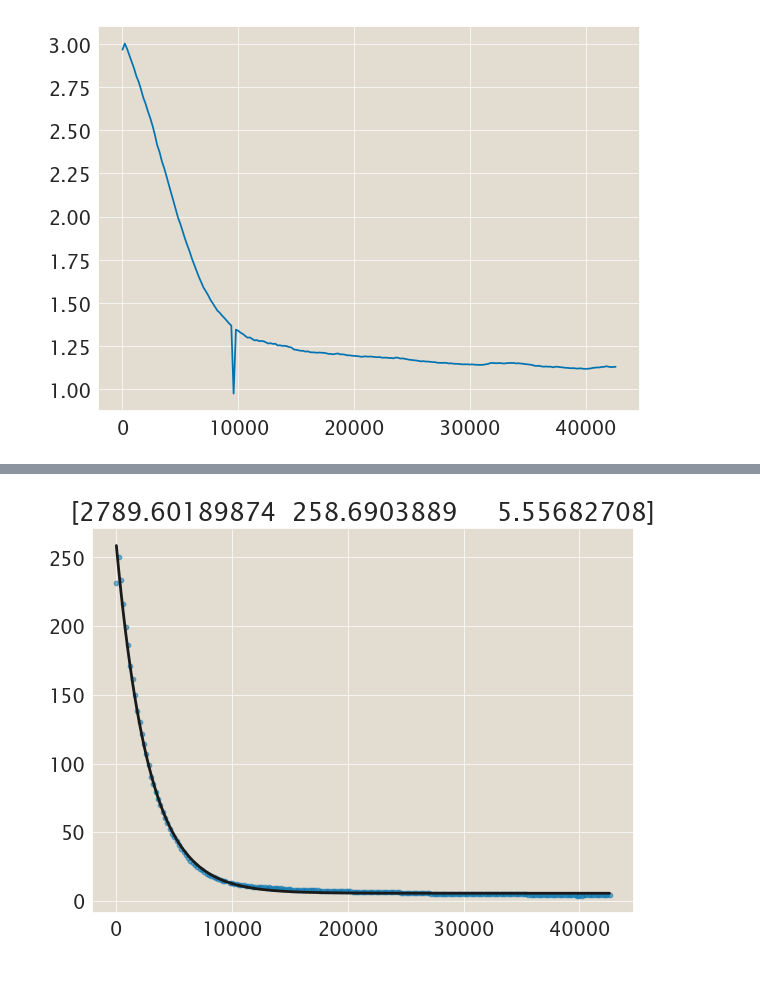
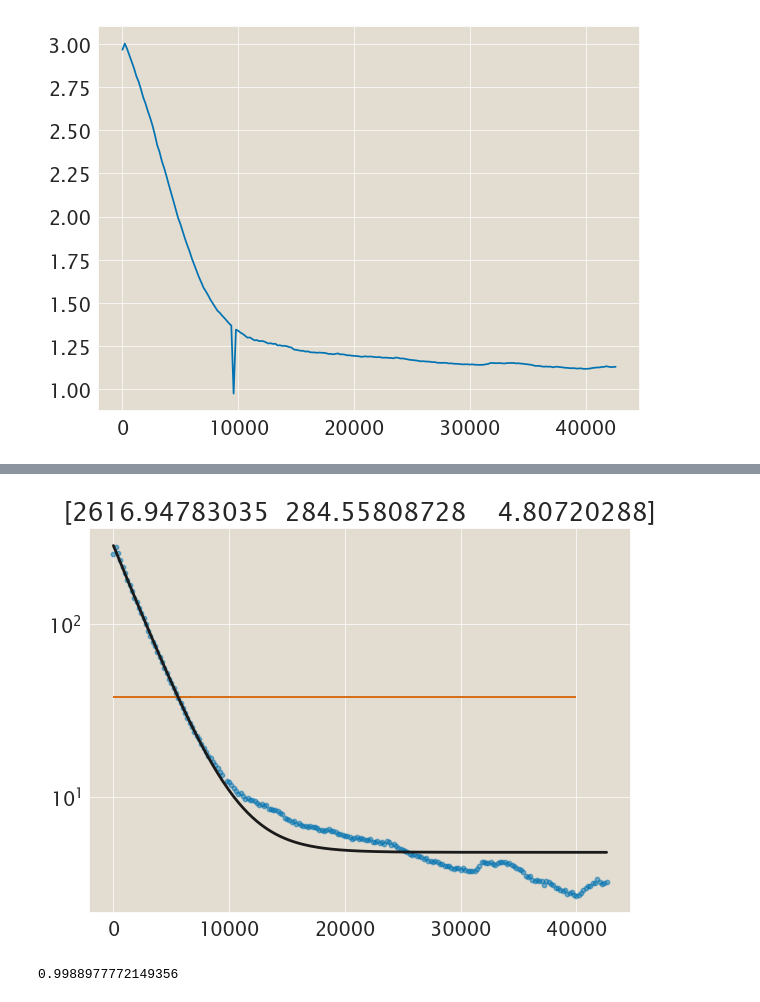
Before and after one commit to RPGroup-PBoC/am_atp, a Jupyter notebook: analysis/atp-hydro/20231124_Hydro_Protocol.ipynb, the cells around one changed output, grey strips where cells are left out. Cells and saved outputs as stored; diff of their text form; code cells hidden in the pictures.

```diff
--- a/analysis/atp-hydro/20231124_Hydro_Protocol.ipynb
+++ b/analysis/atp-hydro/20231124_Hydro_Protocol.ipynb
@@ -154,10 +140,13 @@ def expfit(time, norm_conc, p0):
 
     return param, curve
 # %%
-params, curve = expfit(times, ratio_hydro_uM, [2000, 500, 50])
+params, curve = expfit(times, ratio_hydro_uM, [2000, 500, 5])
-# %%
-plt.scatter(times, ratio_hydro_uM, alpha=0.5, s=10)
-plt.plot(times, curve, color='k', linewidth=2)
-plt.title(str(params));
-# %% [output]
-[figure, removed]
+# %%
+plt.scatter(times, ratio_hydro_uM, alpha=0.5, s=10)
+plt.plot(times, curve, color='k', linewidth=2)
+plt.title(str(params))
+plt.hlines((params[1]-params[2])/np.e**2, 0, 40000, color='r')
+plt.yscale('log')
+#plt.ylim(1, 300);
+# %% [output]
+[figure, added]
@@ -163,0 +158,5 @@ plt.title(str(params));
+# %%
+e3 = np.where(ratio_hydro_uM >= (params[1]-params[2])/np.e**3)[-1][-1]
+rsqrd(np.log(ratio_hydro_uM[:e3]), np.log(curve[:e3]))
+# %% [output]
+0.9988977772149356
```
Also changed, not shown: parts of 8 cells of this notebook, 12 other files.
